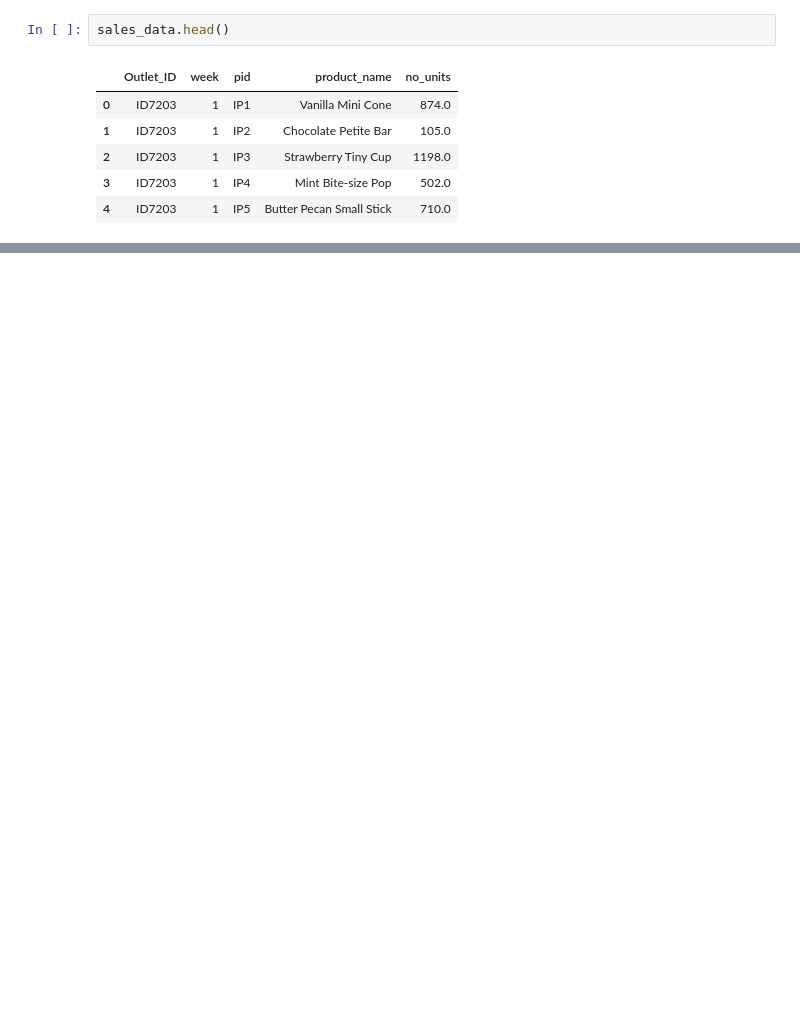
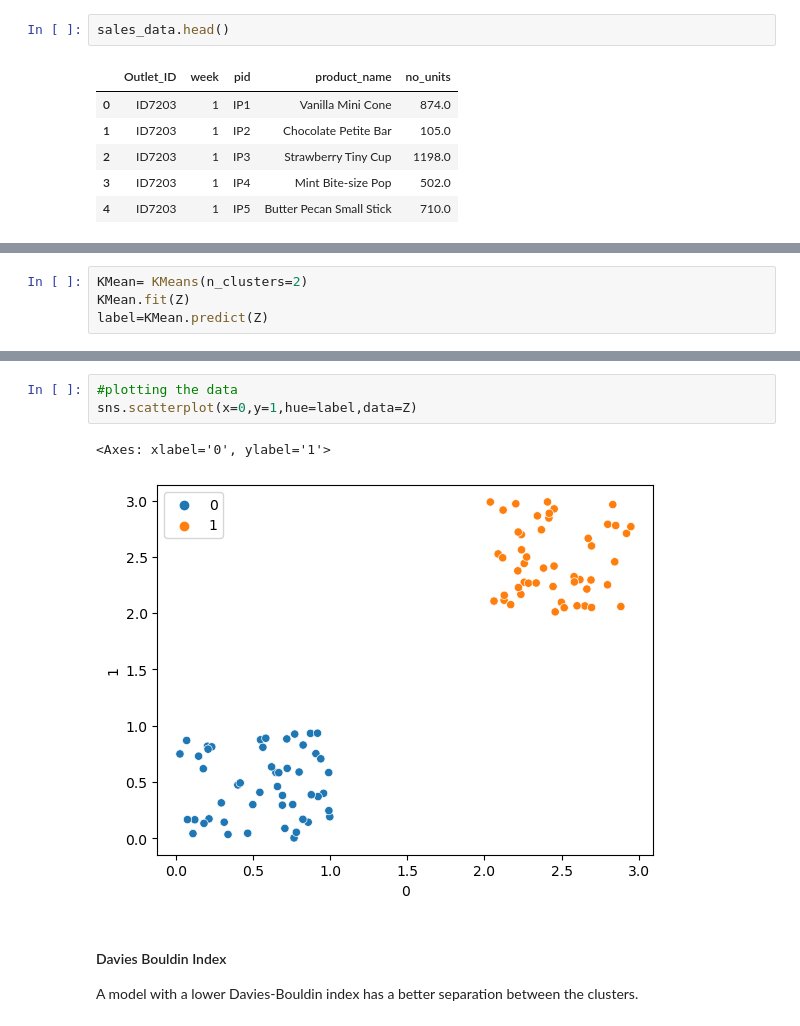
Before and after one commit to tharoosha/Datastorm4.0_Semifinal, a Jupyter notebook: BigMama.ipynb, the cells around one changed output, grey strips where cells are left out. Drawn from its saved outputs; the diff is of its cells as text; blank space fills up the shorter version.

Commit message:
BigMama model

```diff
--- a/BigMama.ipynb
+++ b/BigMama.ipynb
@@ -128,0 +253,4 @@ memory usage: 416.0+ bytes
+# %%
+KMean= KMeans(n_clusters=2)
+KMean.fit(Z)
+label=KMean.predict(Z)
@@ -128,0 +261,10 @@ memory usage: 416.0+ bytes
+# %%
+#plotting the data
+sns.scatterplot(x=0,y=1,hue=label,data=Z)
+# %% [output]
+<Axes: xlabel='0', ylabel='1'>
+[figure, added]
+# %% [markdown]
+#### Davies Bouldin Index
+
+A model with a lower Davies-Bouldin index has a better separation between the clusters.
```
Also changed, not shown: parts of 33 cells of this notebook.
